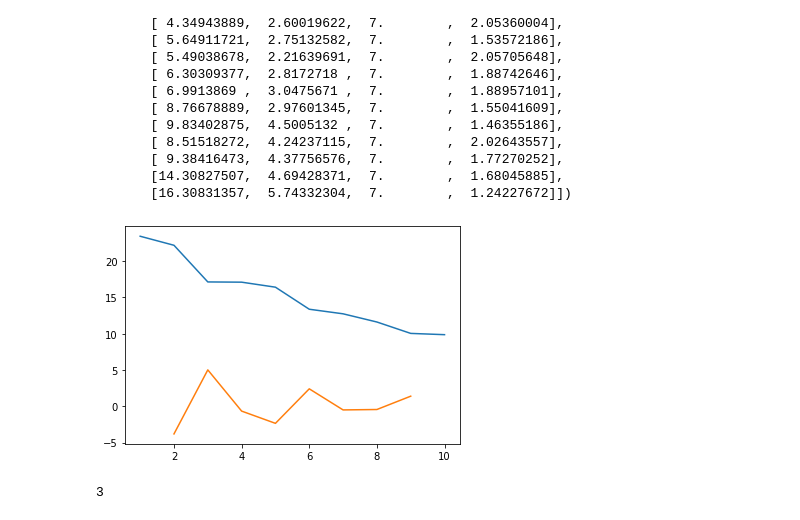
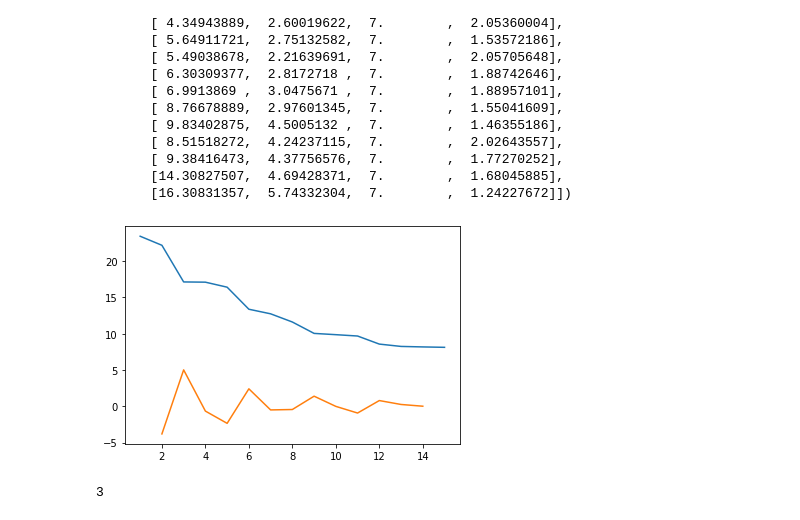
Before and after one commit to A-Jyad/NBAPlayerClustering, a Jupyter notebook: Hierarchical_Clustering.ipynb, the cells around one changed output. Cells and saved outputs as stored; diff of their text form; code cells hidden in the pictures.

```diff
--- a/Hierarchical_Clustering.ipynb
+++ b/Hierarchical_Clustering.ipynb
@@ -26,12 +28,0 @@ data.head()
-# %%
-def Standard_Scaler_Preprocess(data):
-    std_scale = StandardScaler()
-    std_scale_data = std_scale.fit_transform(data.drop(['PLAYER', 'TEAM', 'POSITION'], axis = 1))
-    std_scale_data = pd.DataFrame(std_scale_data, columns = data.drop(['PLAYER', 'TEAM', 'POSITION'], axis = 1).columns.tolist())
-    std_scale_data['PLAYER'] = data['PLAYER']
-    std_scale_data['TEAM'] = data['TEAM']
-    std_scale_data['POSITION'] = data['POSITION']
-    return std_scale_data
-
-data_scaled = Standard_Scaler_Preprocess(data)
-data_scaled.head()
@@ -300,5 +227,5 @@ Name: average_cluster, dtype: int64
 # %%
-ward = cluster('ward')
+ward = Cluster(num_data_scaled, 'ward')
 print(ward.cophenet_value())
 ward.dendrogram_plot()
 # %% [output]
@@ -327,9 +254,9 @@ array([[ 4.17061566,  1.94170331,  7.        ,  2.03937949],
        [14.30827507,  4.69428371,  7.        ,  1.68045885],
        [16.30831357,  5.74332304,  7.        ,  1.24227672]])
 # %%
-ward.elbow_plot(10)
+ward.elbow_plot(15)
 print(ward.elbow_point())
 # %% [output]
-[figure, old version]
+[figure, new version]
 3
 # %%
```
Also changed, not shown: parts of 23 cells of this notebook, 43 other files.
